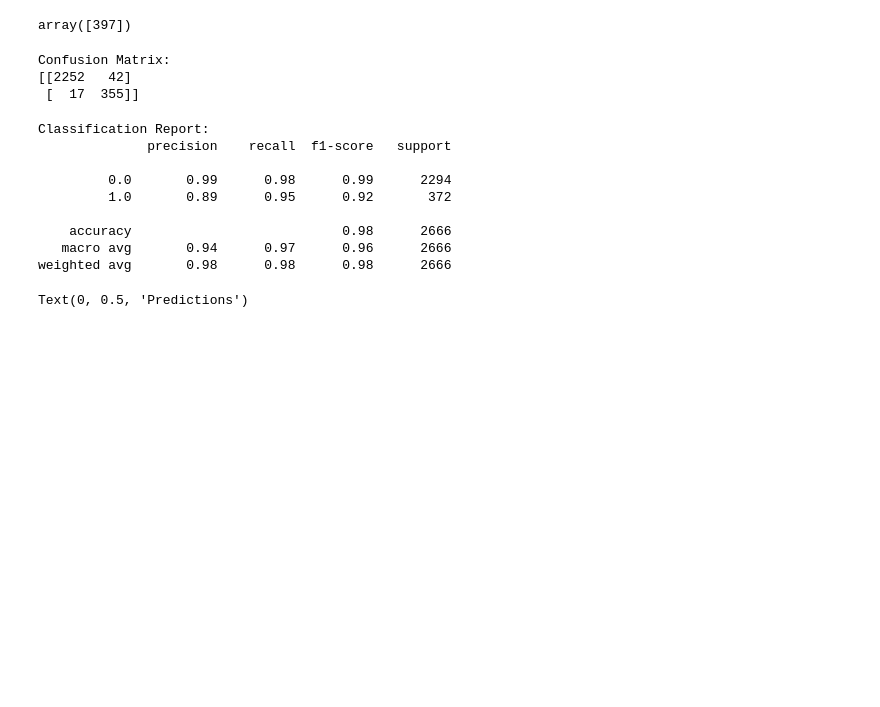
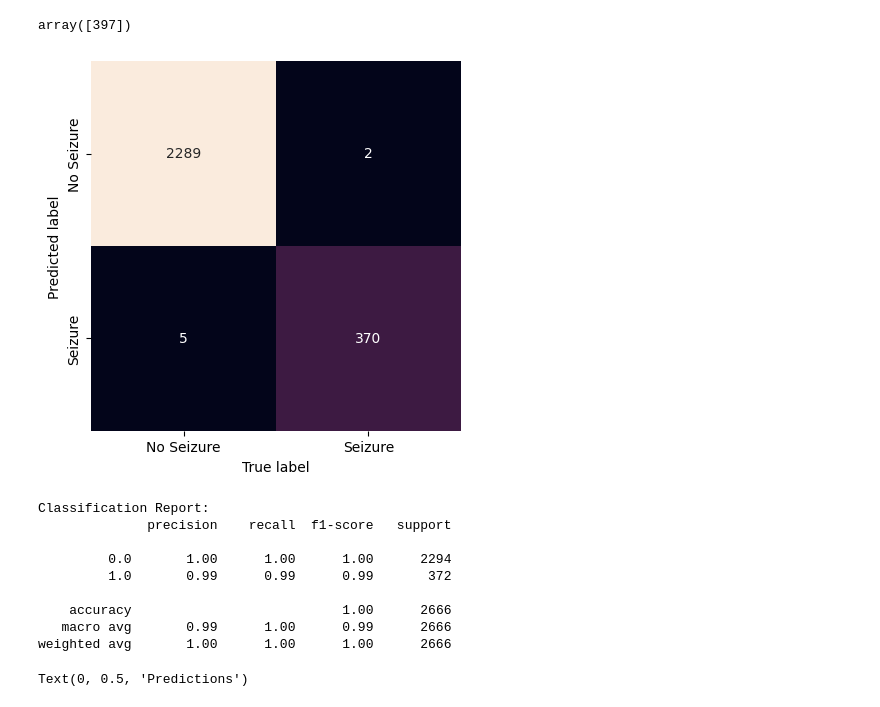
Before and after one commit to anacbroggini/AI-SeizureDetection, a Jupyter notebook: model_rnn.ipynb, the cells around one changed output. Saved outputs shown, nothing was run; the diff lists cells and outputs as text; code cells hidden in the pictures; blank space fills up the shorter version.

```diff
--- a/model_rnn.ipynb
+++ b/model_rnn.ipynb
@@ -276,30 +265,32 @@ y_test_new.shape
 sum(y_pred_c==1)
 # %% [output]
 array([397])
-# %%
-from sklearn.metrics import confusion_matrix, classification_report
-confusion = confusion_matrix(y_test_new, y_pred_c)
-print("Confusion Matrix:")
-print(confusion)
-# %% [output]
-Confusion Matrix:
-[[2252   42]
- [  17  355]]
+# %%
+from sklearn.metrics import confusion_matrix, classification_report
+mat = confusion_matrix(y_test, y_pred_c)
+labels = ['No Seizure', 'Seizure']
+# Create the heatmap with custom labels
+sns.heatmap(mat.T, square=True, annot=True, fmt='d', cbar=False, xticklabels=labels, yticklabels=labels)
+
+plt.xlabel('True label')
+plt.ylabel('Predicted label')
+
+plt.show()
+# %% [output]
+[figure, added]
 # %%
-# Generate a classification report with various metrics
-report = classification_report(y_test_new, y_pred_c)
+report = classification_report(y_test, y_pred_c)
 print("Classification Report:")
 print(report)
-print()
 # %% [output]
 Classification Report:
               precision    recall  f1-score   support
 
-         0.0       0.99      0.98      0.99      2294
-         1.0       0.89      0.95      0.92       372
+         0.0       1.00      1.00      1.00      2294
+         1.0       0.99      0.99      0.99       372
 
-    accuracy                           0.98      2666
-   macro avg       0.94      0.97      0.96      2666
-weighted avg       0.98      0.98      0.98      2666
+    accuracy                           1.00      2666
+   macro avg       0.99      1.00      0.99      2666
+weighted avg       1.00      1.00      1.00      2666
 # %%
 a = plt.axes(aspect='equal')
```
Also changed, not shown: parts of 27 cells of this notebook.
